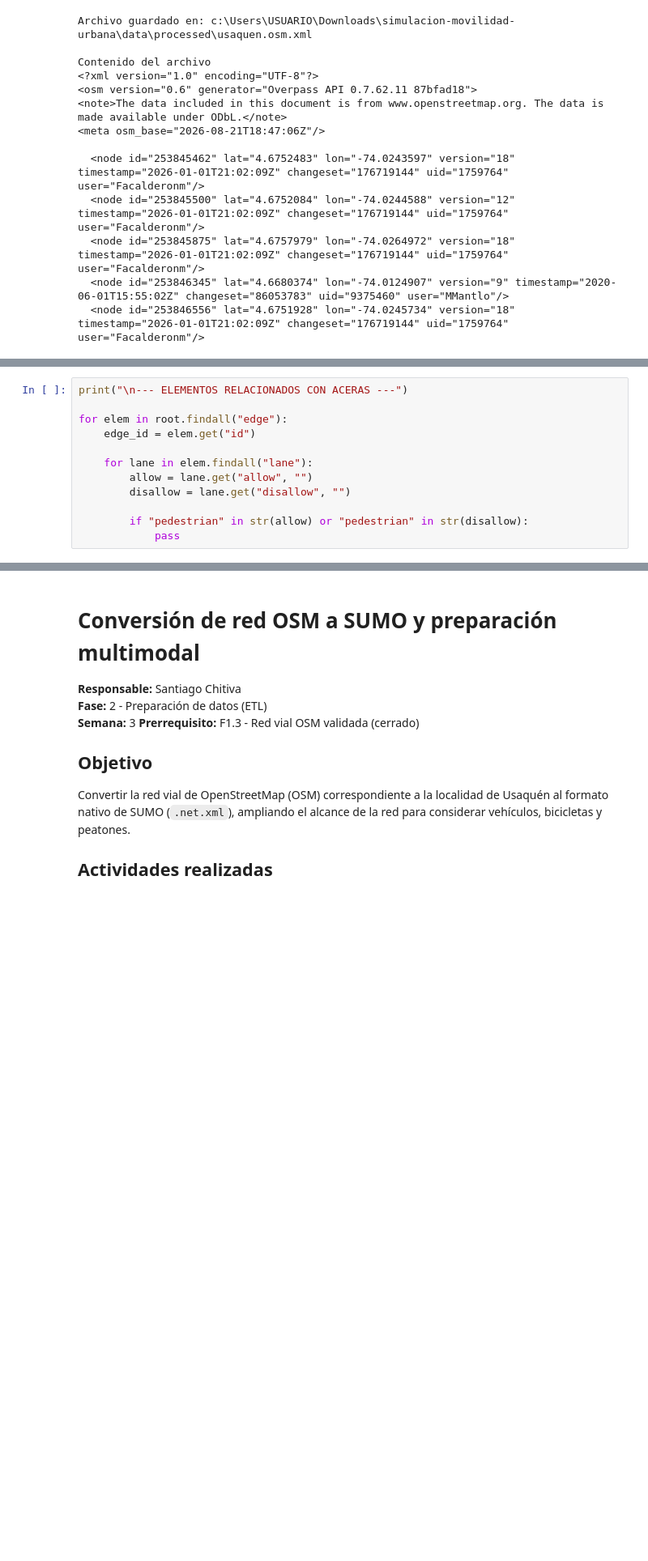
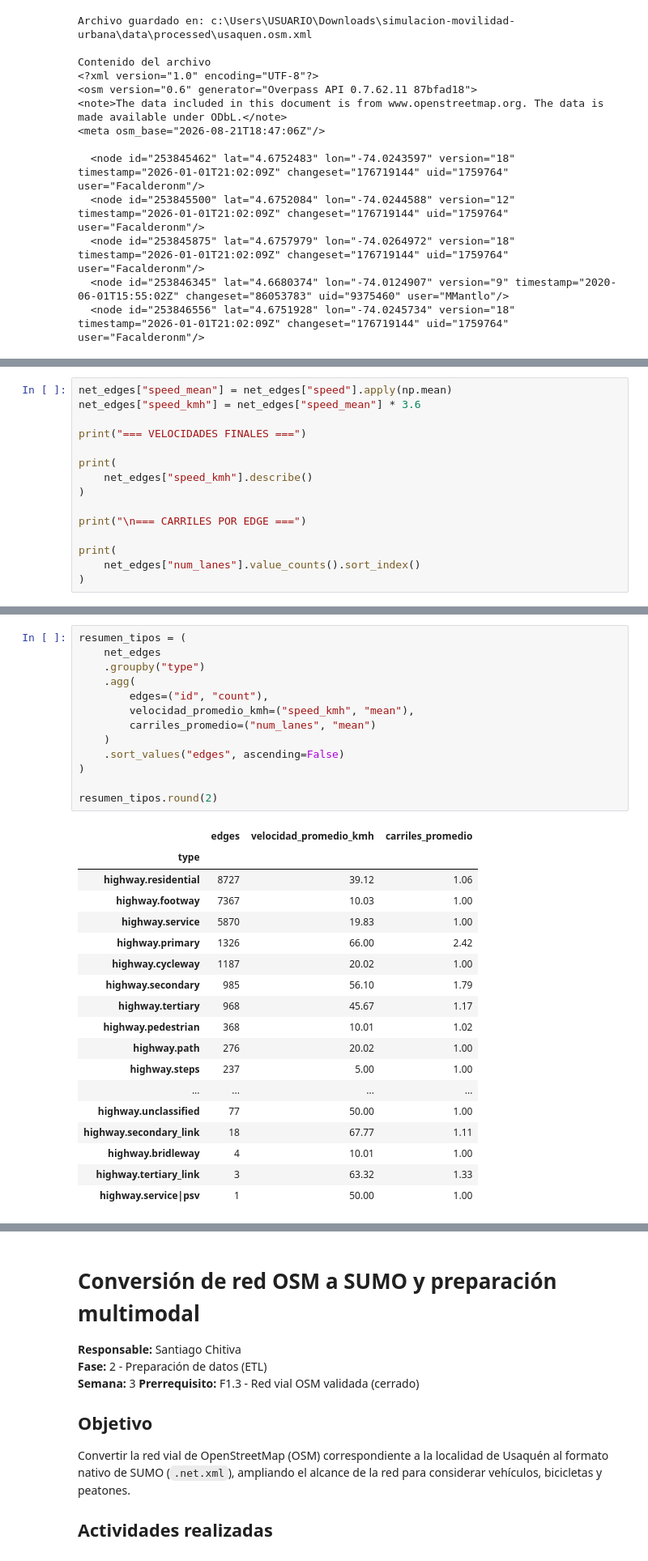
Before and after one commit to SantiagoChitiva/simulacion-movilidad-urbana, a Jupyter notebook: notebooks/F2.5_procesamiento_netconvert.ipynb, the cells around one changed output, grey strips where cells are left out. Shown at 81% size. Cells and saved outputs as stored; diff of their text form; blank space fills up the shorter version.

```diff
--- a/notebooks/F2.5_procesamiento_netconvert.ipynb
+++ b/notebooks/F2.5_procesamiento_netconvert.ipynb
@@ -431,12 +202,0 @@ accesibilidad
-# %%
-print("\n--- ELEMENTOS RELACIONADOS CON ACERAS ---")
-
-for elem in root.findall("edge"):
-    edge_id = elem.get("id")
-
-    for lane in elem.findall("lane"):
-        allow = lane.get("allow", "")
-        disallow = lane.get("disallow", "")
-
-        if "pedestrian" in str(allow) or "pedestrian" in str(disallow):
-            pass
@@ -470,0 +279,15 @@ Cruces peatonales: 0
+# %%
+net_edges["speed_mean"] = net_edges["speed"].apply(np.mean)
+net_edges["speed_kmh"] = net_edges["speed_mean"] * 3.6
+
+print("=== VELOCIDADES FINALES ===")
+
+print(
+    net_edges["speed_kmh"].describe()
+)
+
+print("\n=== CARRILES POR EDGE ===")
+
+print(
+    net_edges["num_lanes"].value_counts().sort_index()
+)
@@ -470,0 +312,32 @@ Cruces peatonales: 0
+# %%
+resumen_tipos = (
+    net_edges
+    .groupby("type")
+    .agg(
+        edges=("id", "count"),
+        velocidad_promedio_kmh=("speed_kmh", "mean"),
+        carriles_promedio=("num_lanes", "mean")
+    )
+    .sort_values("edges", ascending=False)
+)
+
+resumen_tipos.round(2)
+# %% [output]
+|  | edges | velocidad_promedio_kmh | carriles_promedio |
+| type |  |  |  |
+| highway.residential | 8727 | 39.12 | 1.06 |
+| highway.footway | 7367 | 10.03 | 1.00 |
+| highway.service | 5870 | 19.83 | 1.00 |
+| highway.primary | 1326 | 66.00 | 2.42 |
+| highway.cycleway | 1187 | 20.02 | 1.00 |
+| highway.secondary | 985 | 56.10 | 1.79 |
+| highway.tertiary | 968 | 45.67 | 1.17 |
+| highway.pedestrian | 368 | 10.01 | 1.02 |
+| highway.path | 276 | 20.02 | 1.00 |
+| highway.steps | 237 | 5.00 | 1.00 |
+| ... | ... | ... | ... |
+| highway.unclassified | 77 | 50.00 | 1.00 |
+| highway.secondary_link | 18 | 67.77 | 1.11 |
+| highway.bridleway | 4 | 10.01 | 1.00 |
+| highway.tertiary_link | 3 | 63.32 | 1.33 |
+| highway.service|psv | 1 | 50.00 | 1.00 |
```
Also changed, not shown: parts of 25 cells of this notebook.
